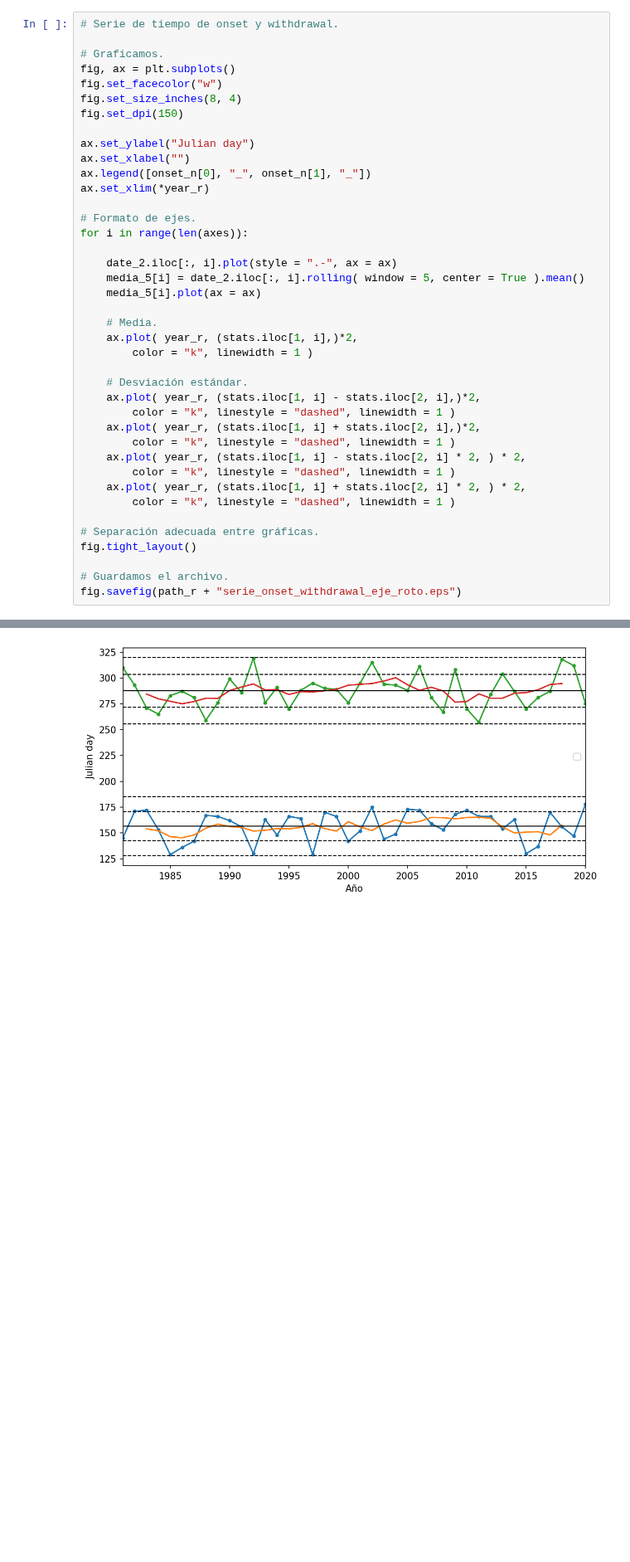
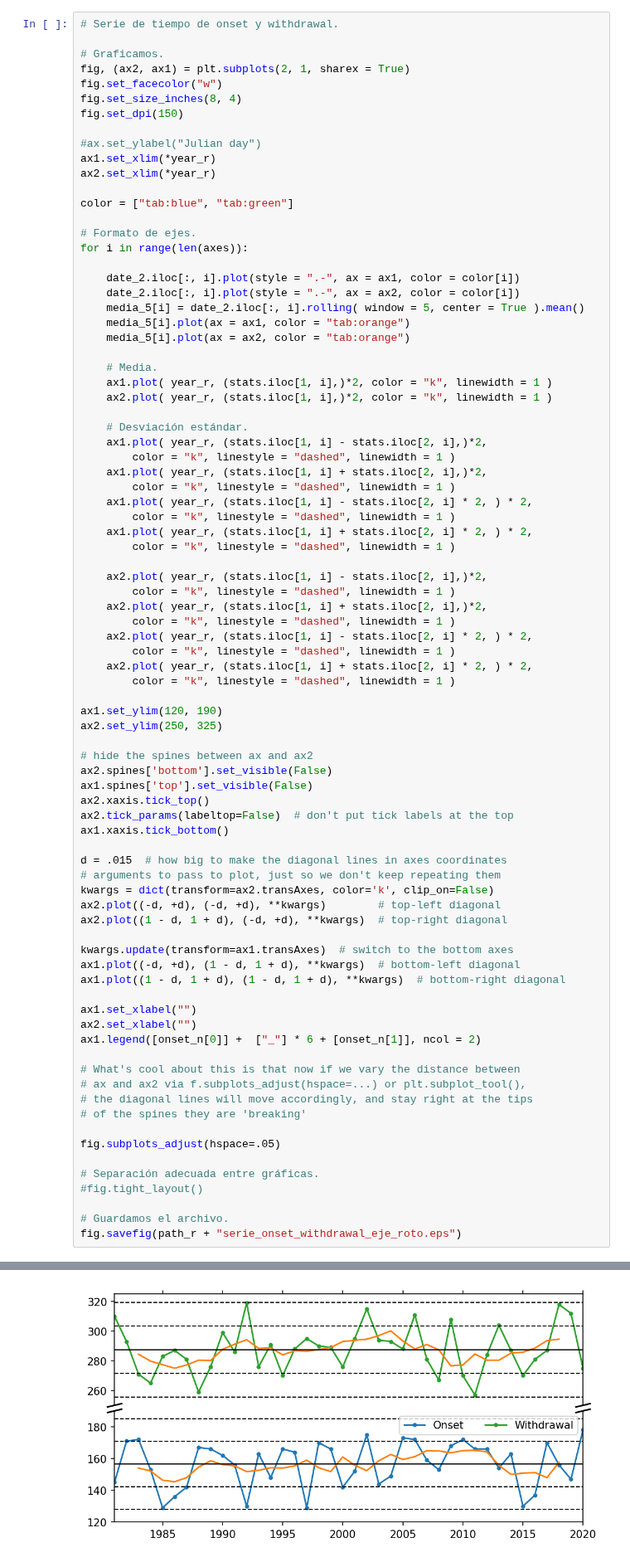
Before and after one commit to rodrigoms95/sequia, a Jupyter notebook: code/indice_pre.ipynb, the cells around one changed output, grey strips where cells are left out. Shown at 83% size. Saved outputs shown, nothing was run; the diff lists cells and outputs as text; blank space fills up the shorter version.

```diff
--- a/code/indice_pre.ipynb
+++ b/code/indice_pre.ipynb
@@ -1108,46 +1127,89 @@ The PostScript backend does not support transparency; partially transparent arti
 # %%
 # Serie de tiempo de onset y withdrawal.
 
 # Graficamos.
-fig, ax = plt.subplots()
+fig, (ax2, ax1) = plt.subplots(2, 1, sharex = True)
 fig.set_facecolor("w")
 fig.set_size_inches(8, 4)
 fig.set_dpi(150)
 
-ax.set_ylabel("Julian day")
-ax.set_xlabel("")
-ax.legend([onset_n[0], "_", onset_n[1], "_"])
-ax.set_xlim(*year_r)
+#ax.set_ylabel("Julian day")
+ax1.set_xlim(*year_r)
+ax2.set_xlim(*year_r)
+
+color = ["tab:blue", "tab:green"]
 
 # Formato de ejes.
 for i in range(len(axes)):
 
-    date_2.iloc[:, i].plot(style = ".-", ax = ax)
+    date_2.iloc[:, i].plot(style = ".-", ax = ax1, color = color[i])
+    date_2.iloc[:, i].plot(style = ".-", ax = ax2, color = color[i])
     media_5[i] = date_2.iloc[:, i].rolling( window = 5, center = True ).mean()
-    media_5[i].plot(ax = ax)
+    media_5[i].plot(ax = ax1, color = "tab:orange")
+    media_5[i].plot(ax = ax2, color = "tab:orange")
 
     # Media.
-    ax.plot( year_r, (stats.iloc[1, i],)*2,
-        color = "k", linewidth = 1 )
+    ax1.plot( year_r, (stats.iloc[1, i],)*2, color = "k", linewidth = 1 )
+    ax2.plot( year_r, (stats.iloc[1, i],)*2, color = "k", linewidth = 1 )
 
     # Desviación estándar.
-    ax.plot( year_r, (stats.iloc[1, i] - stats.iloc[2, i],)*2,
+    ax1.plot( year_r, (stats.iloc[1, i] - stats.iloc[2, i],)*2,
         color = "k", linestyle = "dashed", linewidth = 1 )
-    ax.plot( year_r, (stats.iloc[1, i] + stats.iloc[2, i],)*2,
+    ax1.plot( year_r, (stats.iloc[1, i] + stats.iloc[2, i],)*2,
         color = "k", linestyle = "dashed", linewidth = 1 )
-    ax.plot( year_r, (stats.iloc[1, i] - stats.iloc[2, i] * 2, ) * 2,
+    ax1.plot( year_r, (stats.iloc[1, i] - stats.iloc[2, i] * 2, ) * 2,
         color = "k", linestyle = "dashed", linewidth = 1 )
-    ax.plot( year_r, (stats.iloc[1, i] + stats.iloc[2, i] * 2, ) * 2,
+    ax1.plot( year_r, (stats.iloc[1, i] + stats.iloc[2, i] * 2, ) * 2,
         color = "k", linestyle = "dashed", linewidth = 1 )
 
+    ax2.plot( year_r, (stats.iloc[1, i] - stats.iloc[2, i],)*2,
+        color = "k", linestyle = "dashed", linewidth = 1 )
+    ax2.plot( year_r, (stats.iloc[1, i] + stats.iloc[2, i],)*2,
+        color = "k", linestyle = "dashed", linewidth = 1 )
+    ax2.plot( year_r, (stats.iloc[1, i] - stats.iloc[2, i] * 2, ) * 2,
+        color = "k", linestyle = "dashed", linewidth = 1 )
+    ax2.plot( year_r, (stats.iloc[1, i] + stats.iloc[2, i] * 2, ) * 2,
+        color = "k", linestyle = "dashed", linewidth = 1 )
+
+ax1.set_ylim(120, 190)
+ax2.set_ylim(250, 325)
+
+# hide the spines between ax and ax2
+ax2.spines['bottom'].set_visible(False)
+ax1.spines['top'].set_visible(False)
+ax2.xaxis.tick_top()
+ax2.tick_params(labeltop=False)  # don't put tick labels at the top
+ax1.xaxis.tick_bottom()
+
+d = .015  # how big to make the diagonal lines in axes coordinates
+# arguments to pass to plot, just so we don't keep repeating them
+kwargs = dict(transform=ax2.transAxes, color='k', clip_on=False)
+ax2.plot((-d, +d), (-d, +d), **kwargs)        # top-left diagonal
+ax2.plot((1 - d, 1 + d), (-d, +d), **kwargs)  # top-right diagonal
+
+kwargs.update(transform=ax1.transAxes)  # switch to the bottom axes
+ax1.plot((-d, +d), (1 - d, 1 + d), **kwargs)  # bottom-left diagonal
+ax1.plot((1 - d, 1 + d), (1 - d, 1 + d), **kwargs)  # bottom-right diagonal
+
+ax1.set_xlabel("")
+ax2.set_xlabel("")
+ax1.legend([onset_n[0]] +  ["_"] * 6 + [onset_n[1]], ncol = 2)
+
+# What's cool about this is that now if we vary the distance between
+# ax and ax2 via f.subplots_adjust(hspace=...) or plt.subplot_tool(),
+# the diagonal lines will move accordingly, and stay right at the tips
+# of the spines they are 'breaking'
+
+fig.subplots_adjust(hspace=.05)
+
 # Separación adecuada entre gráficas.
-fig.tight_layout()
+#fig.tight_layout()
 
 # Guardamos el archivo.
 fig.savefig(path_r + "serie_onset_withdrawal_eje_roto.eps")
 # %% [output]
 The PostScript backend does not support transparency; partially transparent artists will be rendered opaque.
-[figure, old version]
+[figure, new version]
 # %%
 # Serie de tiempo de duración.
 
```
Also changed, not shown: parts of 3 cells of this notebook, 3 other files.
